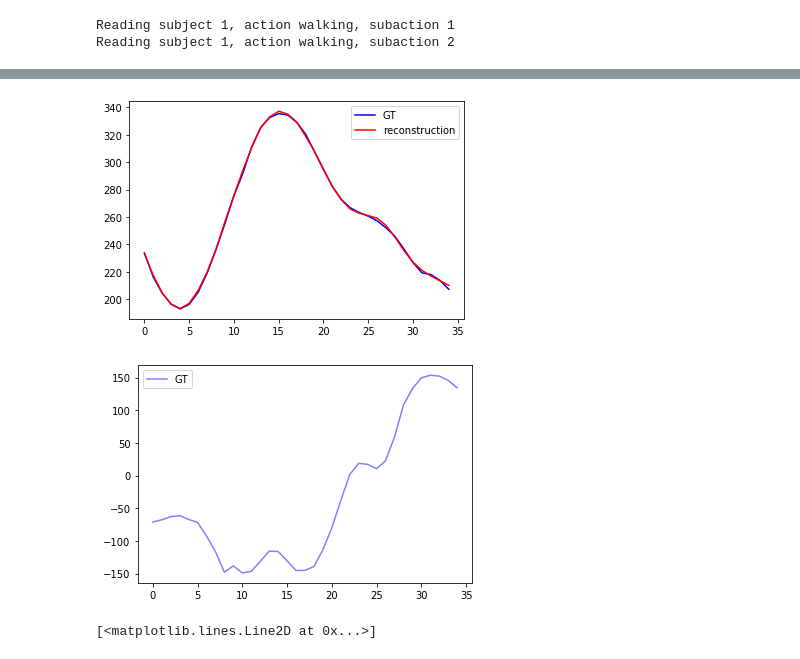
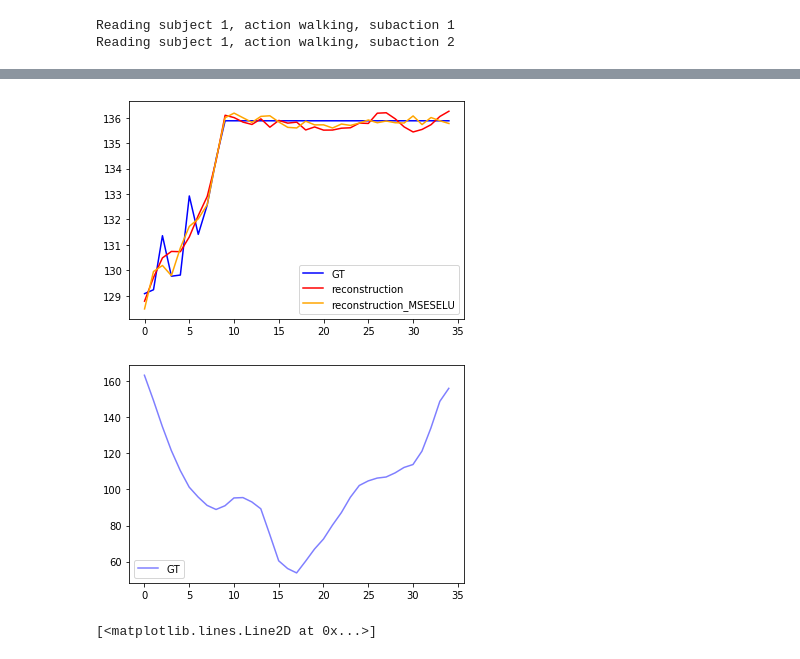
Before and after one commit to tileb1/LearnTrajDep, a Jupyter notebook: Untitled.ipynb, the cells around one changed output, grey strips where cells are left out. Cells and saved outputs as stored; diff of their text form; code cells hidden in the pictures.

```diff
--- a/Untitled.ipynb
+++ b/Untitled.ipynb
@@ -28,5 +28,5 @@ hidden_size = 30
 autoencoder = TimeAutoencoder(seq_len, hidden_size)
 load_model(autoencoder, 'autoencoder_{}_{}_MAE35.pt'.format(seq_len, hidden_size))
 
-# autoencoder_smoothingloss = TimeAutoencoder(seq_len, hidden_size)
-# load_model(autoencoder, 'autoencoder_{}_{}_smoothingloss.pt'.format(seq_len, hidden_size))
+autoencoder_MSESELU = TimeAutoencoder(seq_len, hidden_size)
+load_model(autoencoder_MSESELU, 'autoencoder_{}_{}_MSE35SELU.pt'.format(seq_len, hidden_size))
@@ -40,23 +33,25 @@ plt.plot(autoencoder(x)[0])
 # %%
 joint_index = np.random.randint(0, 66)
 
-some_seq = next(iter(train_loader))[1]
+some_seq = next(iter(train_loader))[0]
+
 some_reconstruction = autoencoder(some_seq)[0].detach()
-# some_reconstruction_smoothingloss = autoencoder_smoothingloss(some_seq)[0].detach()
+some_reconstruction_MSESELU = autoencoder_MSESELU(some_seq)[0].detach()
+
 plt.plot(some_seq[0, joint_index, :], c='blue', label='GT')
 plt.plot(some_reconstruction[0, joint_index, :], c='red', label='reconstruction')
-# plt.plot(some_reconstruction_smoothingloss[0, joint_index, :], c='orange', label='reconstruction_smoothingloss')
+plt.plot(some_reconstruction_MSESELU[0, joint_index, :], c='orange', label='reconstruction_MSESELU')
 
 plt.legend()
 plt.show()
 # %% [output]
-[figure, old version]
+[figure, new version]
 # %%
 plt.plot(some_seq[0, joint_index, :], c='blue', label='GT', alpha=0.5)
 plt.legend()
 plt.show()
 # %% [output]
-[figure, old version]
+[figure, new version]
 # %%
 plt.plot(some_reconstruction[0, joint_index, :], c='red', label='reconstruction', alpha=0.5)
 # %% [output]
```
Also changed, not shown: parts of 1 cell of this notebook, 5 other files.
